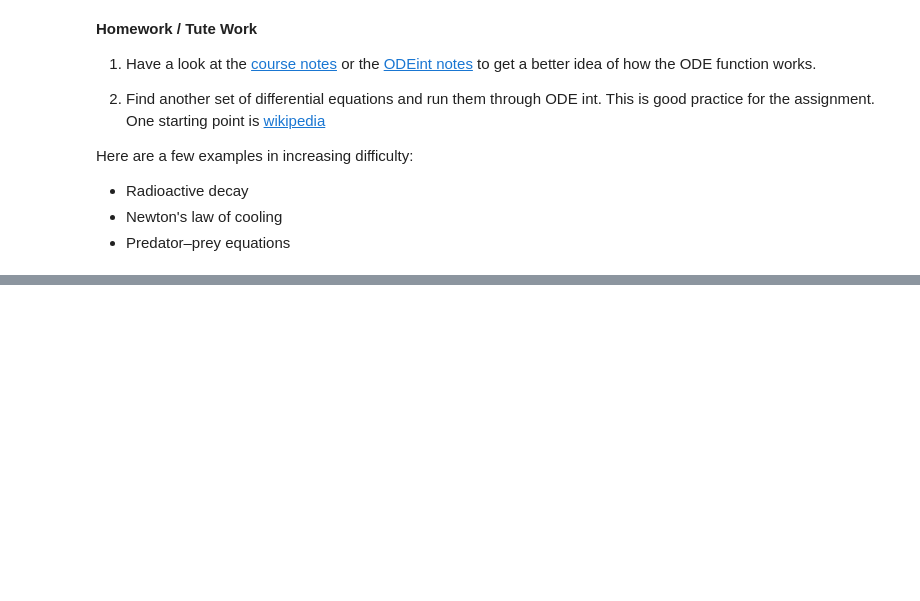
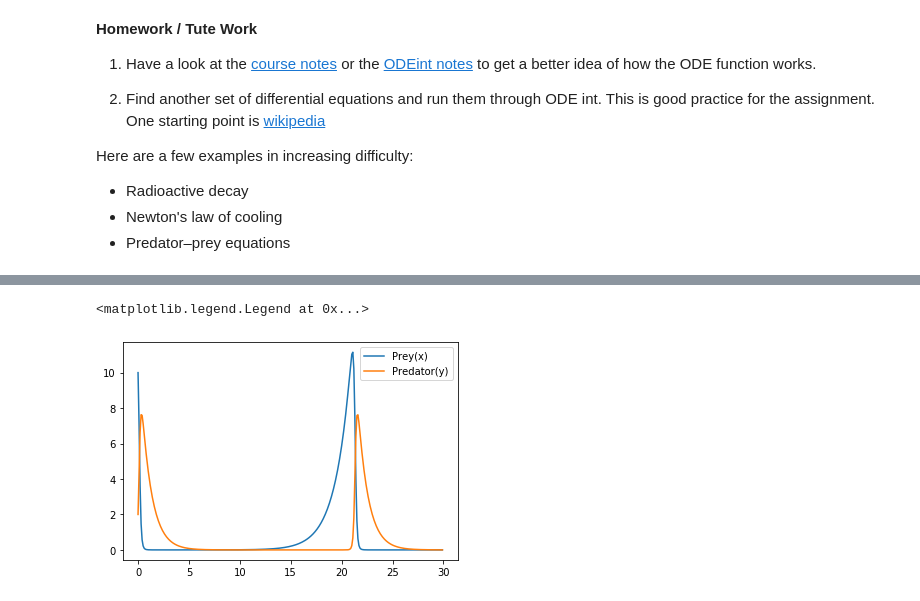
Before and after one commit to phys3112/Tutorials-with-Matt, a Jupyter notebook: Tutorial 3 ODEs.ipynb, the cells around one changed output, grey strips where cells are left out. Drawn from its saved outputs; the diff is of its cells as text; code cells hidden in the pictures; blank space fills up the shorter version.

Commit message:
Fixed some text and added Predator-Prey example

```diff
--- a/Tutorial 3 ODEs.ipynb
+++ b/Tutorial 3 ODEs.ipynb
@@ -117,0 +125,28 @@ Here are a few examples in increasing difficulty:
+# %%
+# setting up our timebase array
+steps = 300
+timestep = 0.1 # the units depend on the problem
+timebase = np.arange(0,steps*timestep,timestep)
+
+# defining the function
+def predatorPrey(vec, t, a,b,c,d):
+    x,y = vec # split the tuple y into its two values
+
+    dxdt = a*x - b*x*y
+    dydt = c*x*y - d*y
+
+    return dxdt, dydt # return a tuple of our derivatives
+
+# Setting the inital value for y
+y0 = 10,2
+
+# Doing the integral
+y = scipy.integrate.odeint(predatorPrey, y0, timebase, args=(2/3,4/3,1,1) ) # note that args wil only takes a tuple
+
+# Plotting it
+plt.plot(timebase, y[:,0], label="Prey(x)")
+plt.plot(timebase, y[:,1], label="Predator(y)")
+plt.legend()
+# %% [output]
+<matplotlib.legend.Legend at 0x...>
+[figure, added]
```
Also changed, not shown: parts of 4 cells of this notebook.
